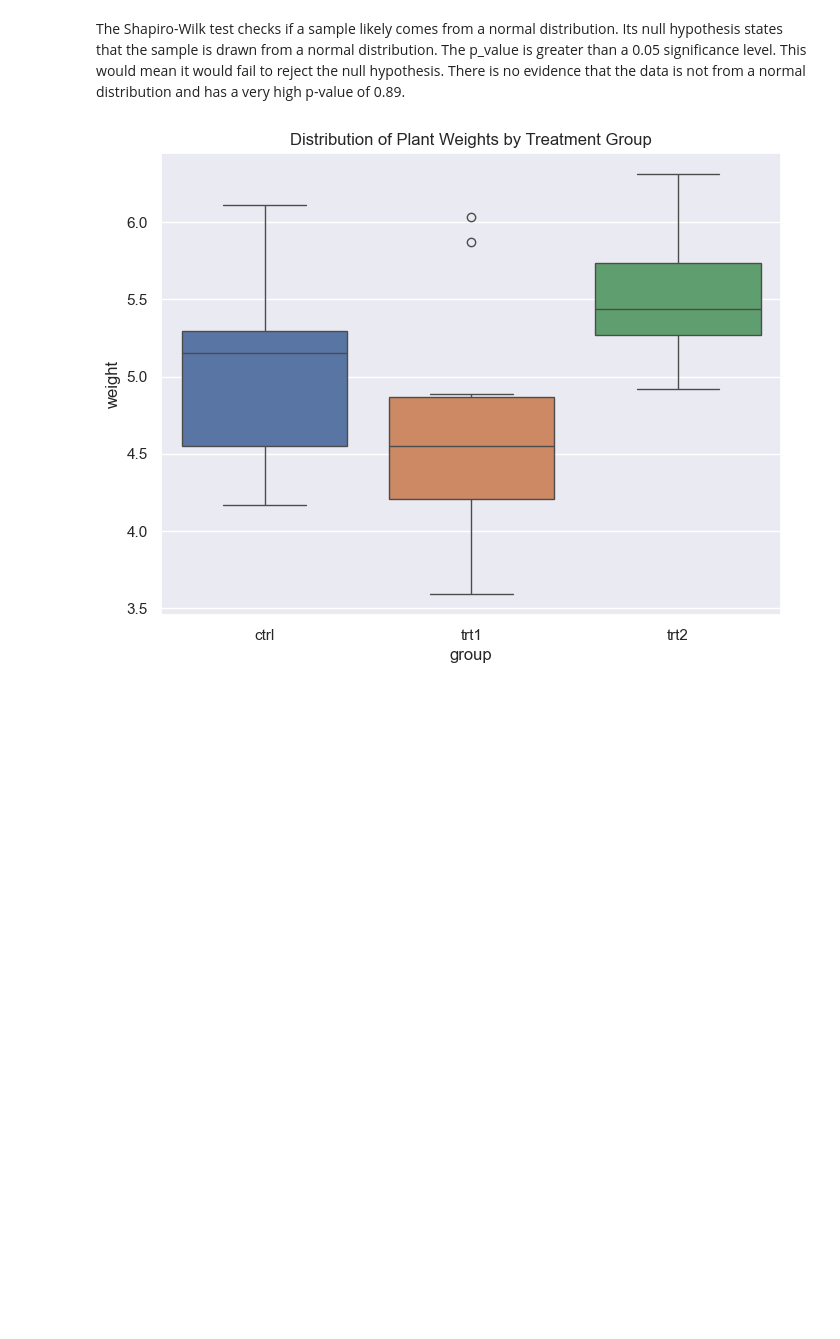
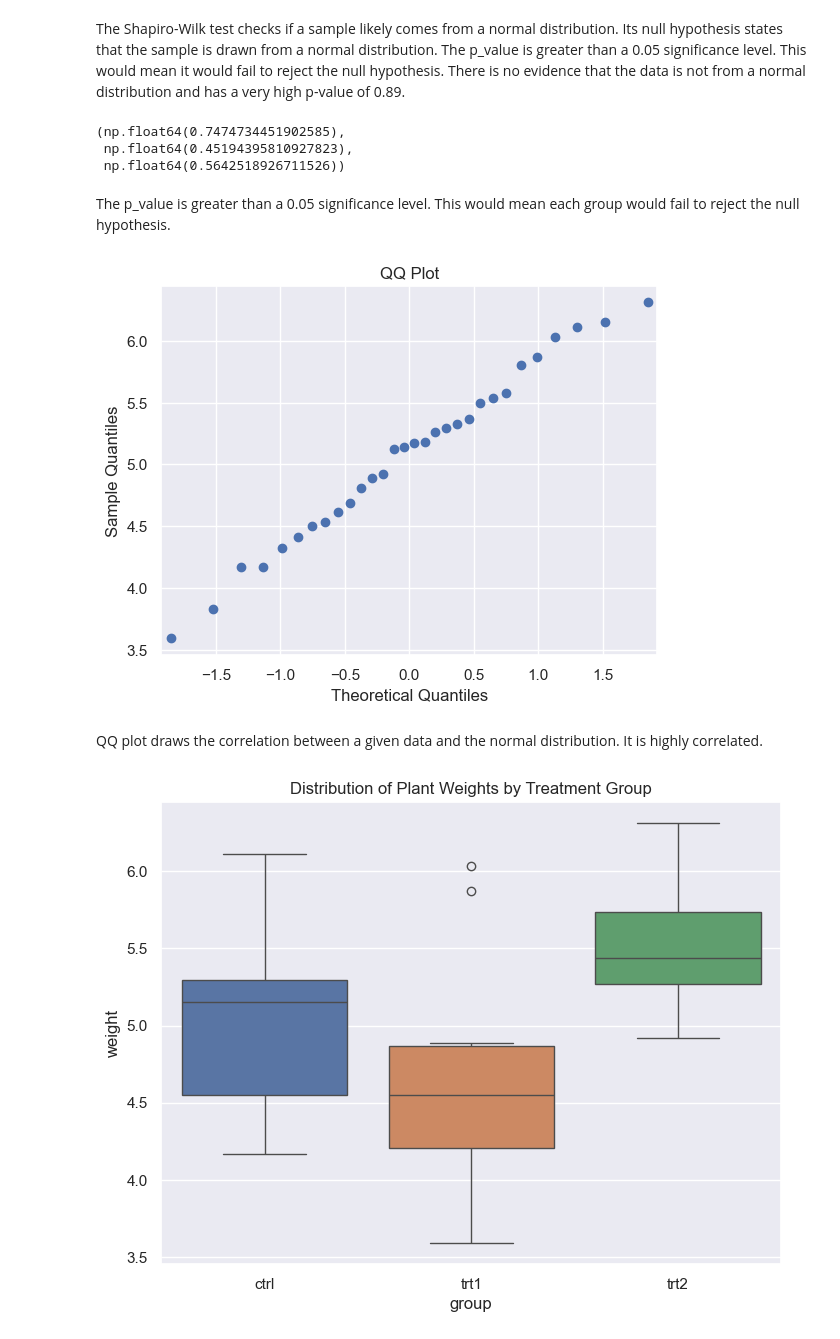
Before and after one commit to damienfarrell/applied-statistics, a Jupyter notebook: project.ipynb, the cells around one changed output. Drawn from its saved outputs; the diff is of its cells as text; code cells hidden in the pictures; blank space fills up the shorter version.

```diff
--- a/project.ipynb
+++ b/project.ipynb
@@ -132,3 +139,26 @@ The Shapiro-Wilk test checks if a sample likely comes from a normal distribution
+# %%
+# Perform the Shapiro Wilk test on each group.
+_, group_ctrl_pval = stats.shapiro(group_ctrl)
+_, group_trt1_pval = stats.shapiro(group_trt1)
+_, group_trt2_pval = stats.shapiro(group_trt2)
+
+group_ctrl_pval, group_trt1_pval, group_trt2_pval
+# %% [output]
+(np.float64(0.7474734451902585),
+ np.float64(0.45194395810927823),
+ np.float64(0.5642518926711526))
+# %% [markdown]
+The p_value is greater than a 0.05 significance level. This would mean each group would fail to reject the null hypothesis.
+# %%
+# Create a QQ plot
+sm.qqplot(df['weight'])
+
+plt.title('QQ Plot')
+plt.show()
+# %% [output]
+[figure, added]
+# %% [markdown]
+QQ plot draws the correlation between a given data and the normal distribution. It is highly correlated.
 # %%
 plt.figure(figsize=(8,6))
 sns.boxplot(x='group', y='weight', data=df, hue='group')
```
Also changed, not shown: parts of 19 cells of this notebook.
